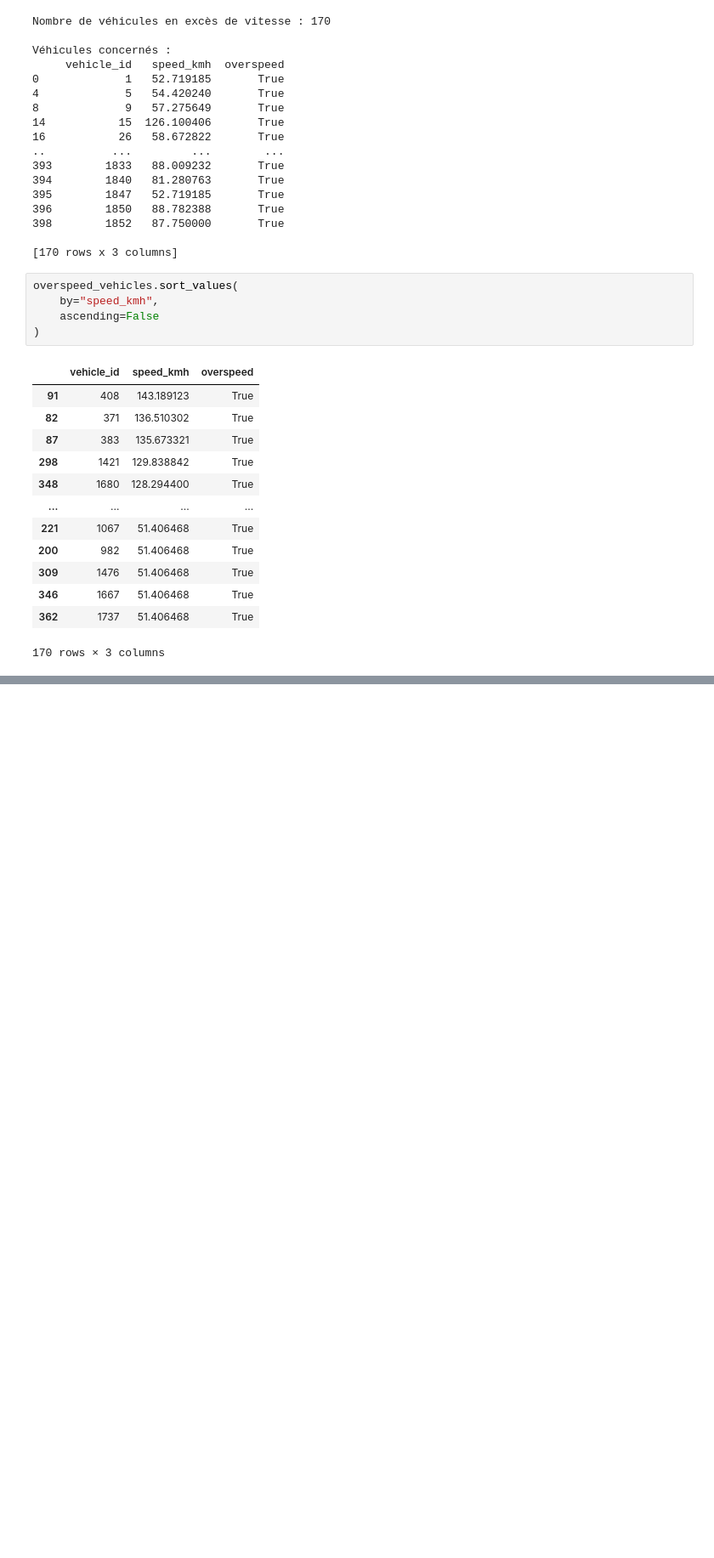
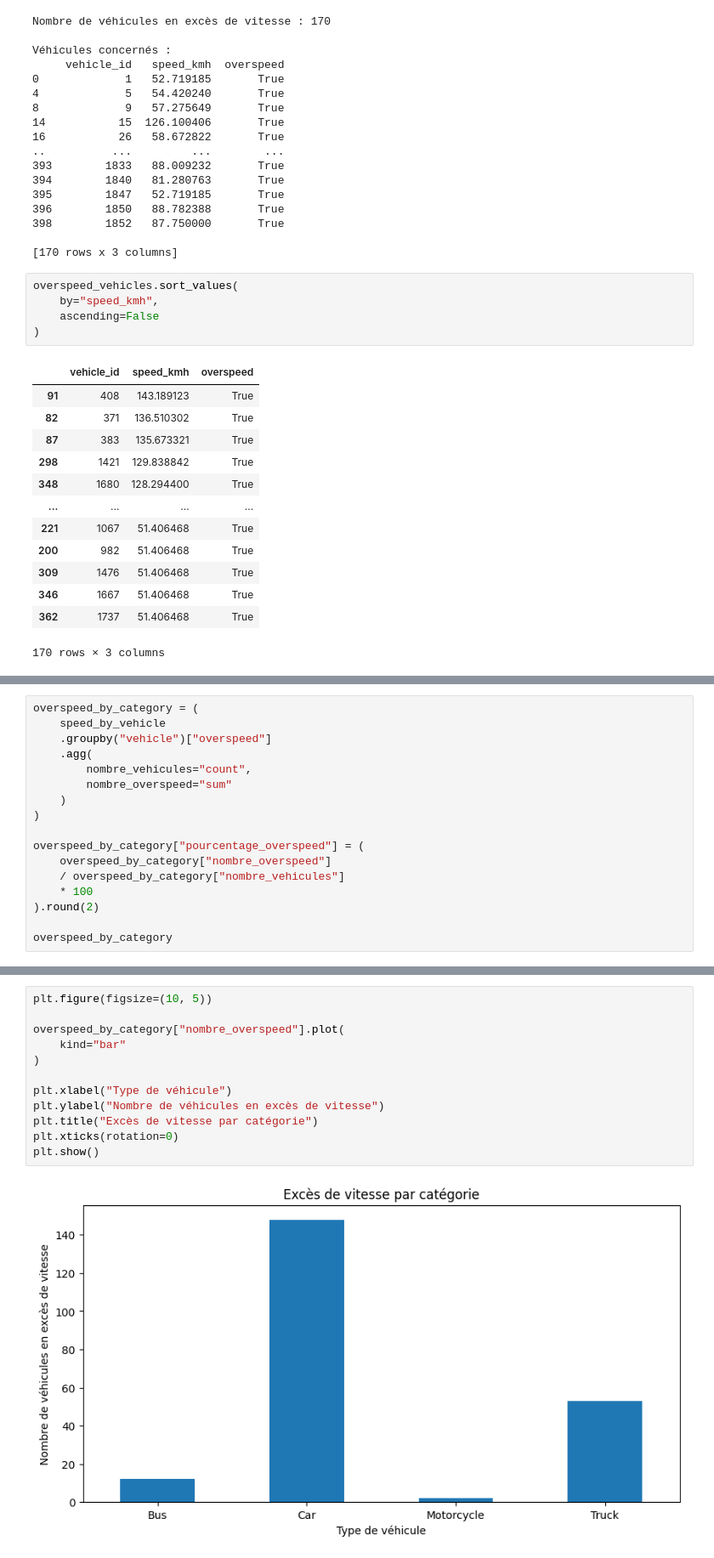
Before and after one commit to moun-13/SmartTrafficAI, a Jupyter notebook: notebooks/Smart_Traffic_AI.ipynb, the cells around one changed output, grey strips where cells are left out. Shown at 85% size. Drawn from its saved outputs; the diff is of its cells as text; blank space fills up the shorter version.

```diff
--- a/notebooks/Smart_Traffic_AI.ipynb
+++ b/notebooks/Smart_Traffic_AI.ipynb
@@ -1659,0 +1777,17 @@ overspeed_vehicles.sort_values(
+# %%
+overspeed_by_category = (
+    speed_by_vehicle
+    .groupby("vehicle")["overspeed"]
+    .agg(
+        nombre_vehicules="count",
+        nombre_overspeed="sum"
+    )
+)
+
+overspeed_by_category["pourcentage_overspeed"] = (
+    overspeed_by_category["nombre_overspeed"]
+    / overspeed_by_category["nombre_vehicules"]
+    * 100
+).round(2)
+
+overspeed_by_category
@@ -1659,0 +1801,14 @@ overspeed_vehicles.sort_values(
+# %%
+plt.figure(figsize=(10, 5))
+
+overspeed_by_category["nombre_overspeed"].plot(
+    kind="bar"
+)
+
+plt.xlabel("Type de véhicule")
+plt.ylabel("Nombre de véhicules en excès de vitesse")
+plt.title("Excès de vitesse par catégorie")
+plt.xticks(rotation=0)
+plt.show()
+# %% [output]
+[figure, added]
```
Also changed, not shown: parts of 20 cells of this notebook.
